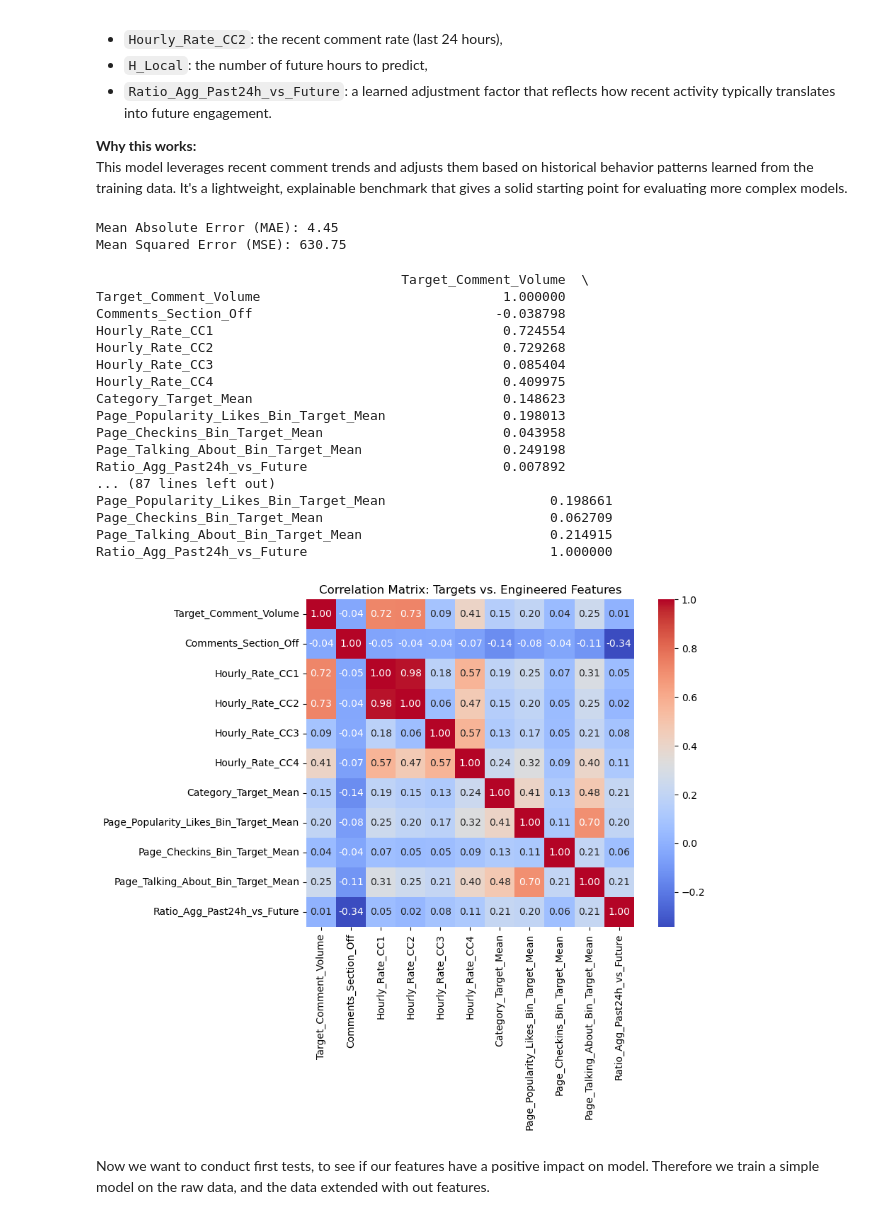
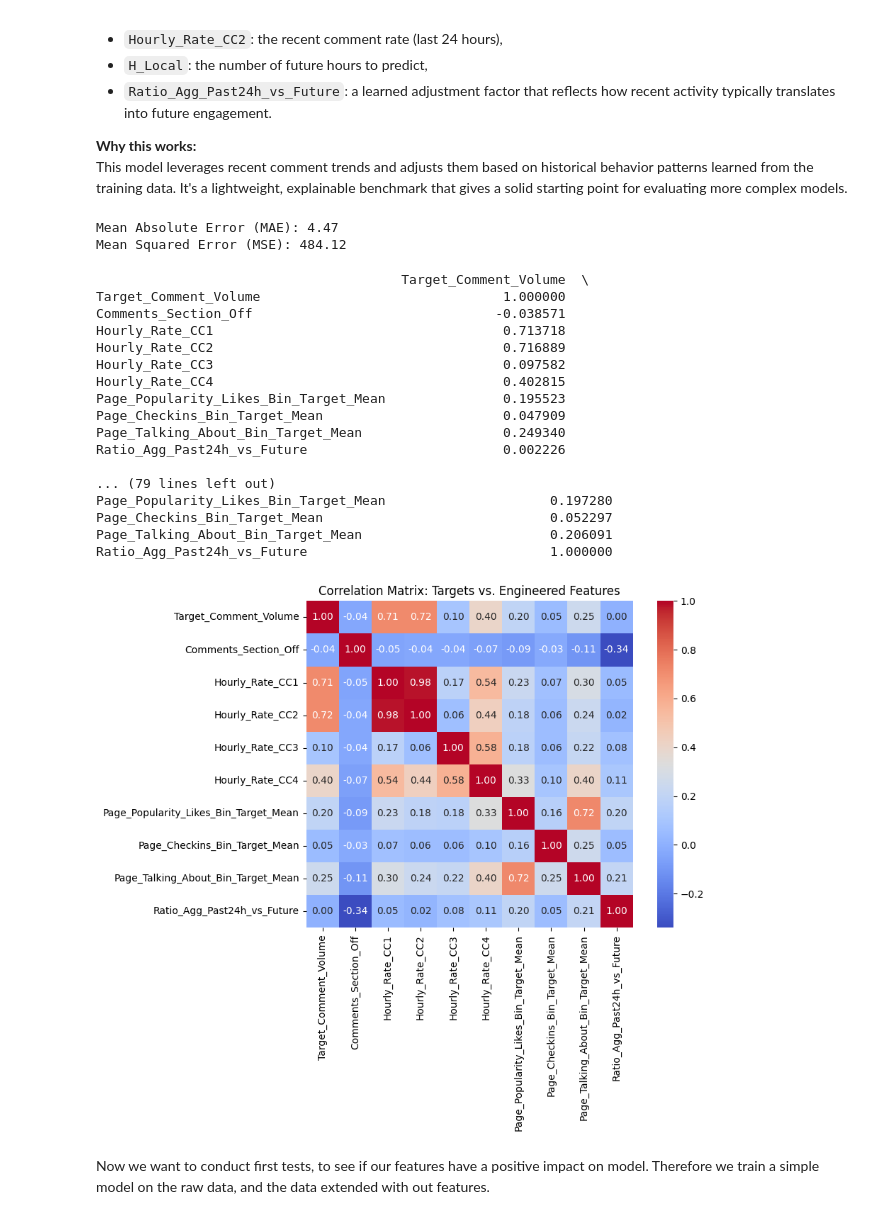
Before and after one commit to Joel-Milla/cs3244_Final_Project, a Jupyter notebook: 3_FeatureEngineering.ipynb, the cells around one changed output. Cells and saved outputs as stored; diff of their text form; code cells hidden in the pictures.

```diff
--- a/3_FeatureEngineering.ipynb
+++ b/3_FeatureEngineering.ipynb
@@ -165,19 +165,6 @@ This feature is then merged into both the training and test datasets, using only
 
 **Why we added it:**
 This provides the model with contextual information about the general comment activity expected from each category, helping it make more informed predictions based on historical group-level behavior.
-# %%
-
-cat_target = (
-    train_df
-    .groupby('Page_Category')['Hourly_Target_Volume']
-    .mean()
-    .reset_index()
-    .rename(columns={'Hourly_Target_Volume': 'Category_Target_Mean'})
-)
-train_df = train_df.merge(cat_target, on='Page_Category', how='left')
-
-# test: merge using train’s mapping
-test_df = test_df.merge(cat_target, on='Page_Category', how='left')
 # %% [markdown]
 ### Feature: Binned Target Means for Continuous Page Attributes
 
@@ -342,55 +327,54 @@ mse = mean_squared_error(y_test, y_pred)
 print(f"Mean Absolute Error (MAE): {mae:.2f}")
 print(f"Mean Squared Error (MSE): {mse:.2f}")
 # %% [output]
-Mean Absolute Error (MAE): 4.45
-Mean Squared Error (MSE): 630.75
+Mean Absolute Error (MAE): 4.47
+Mean Squared Error (MSE): 484.12
 # %%
 
 # 2) Select the newly added features + targets
 corr_cols = [
     'Target_Comment_Volume',
     'Comments_Section_Off',
     'Hourly_Rate_CC1',
     'Hourly_Rate_CC2',
     'Hourly_Rate_CC3',
     'Hourly_Rate_CC4',
-    'Category_Target_Mean',
     'Page_Popularity_Likes_Bin_Target_Mean',
     'Page_Checkins_Bin_Target_Mean',
     'Page_Talking_About_Bin_Target_Mean',
     'Ratio_Agg_Past24h_vs_Future'
 ]
 
 # 3) Compute correlation matrix
 corr_matrix = train_df[corr_cols].corr()
 
 # 4) Print and plot
 print(corr_matrix)
 
 plt.figure(figsize=(10, 8))
 sns.heatmap(corr_matrix, annot=True, fmt=".2f", cmap='coolwarm', square=True)
 plt.title("Correlation Matrix: Targets vs. Engineered Features")
 plt.tight_layout()
 plt.show()
 # %% [output]
                                        Target_Comment_Volume  \
 Target_Comment_Volume                               1.000000
-Comments_Section_Off                               -0.038798
-Hourly_Rate_CC1                                     0.724554
-Hourly_Rate_CC2                                     0.729268
-Hourly_Rate_CC3                                     0.085404
-Hourly_Rate_CC4                                     0.409975
-Category_Target_Mean                                0.148623
-Page_Popularity_Likes_Bin_Target_Mean               0.198013
-Page_Checkins_Bin_Target_Mean                       0.043958
-Page_Talking_About_Bin_Target_Mean                  0.249198
-Ratio_Agg_Past24h_vs_Future                         0.007892
-... (87 lines left out)
-Page_Popularity_Likes_Bin_Target_Mean                     0.198661
-Page_Checkins_Bin_Target_Mean                             0.062709
-Page_Talking_About_Bin_Target_Mean                        0.214915
+Comments_Section_Off                               -0.038571
+Hourly_Rate_CC1                                     0.713718
+Hourly_Rate_CC2                                     0.716889
+Hourly_Rate_CC3                                     0.097582
+Hourly_Rate_CC4                                     0.402815
+Page_Popularity_Likes_Bin_Target_Mean               0.195523
+Page_Checkins_Bin_Target_Mean                       0.047909
+Page_Talking_About_Bin_Target_Mean                  0.249340
+Ratio_Agg_Past24h_vs_Future                         0.002226
+
+... (79 lines left out)
+Page_Popularity_Likes_Bin_Target_Mean                     0.197280
+Page_Checkins_Bin_Target_Mean                             0.052297
+Page_Talking_About_Bin_Target_Mean                        0.206091
 Ratio_Agg_Past24h_vs_Future                               1.000000
-[figure, old version]
+[figure, new version]
 # %% [markdown]
 Now we want to conduct first tests, to see if our features have a positive impact on model. Therefore we train a simple model on the raw data, and the data extended with out features.
 # %% [markdown]
```
Also changed, not shown: parts of 4 cells of this notebook, 4 other files.
